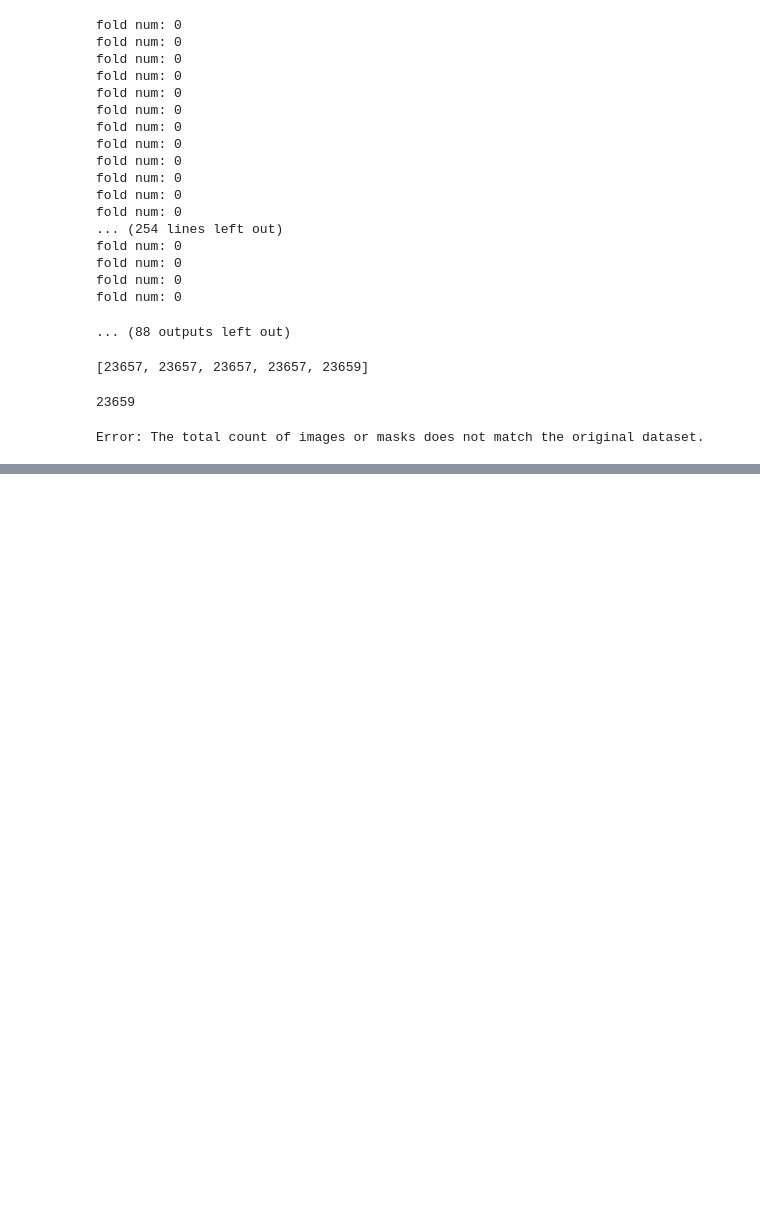
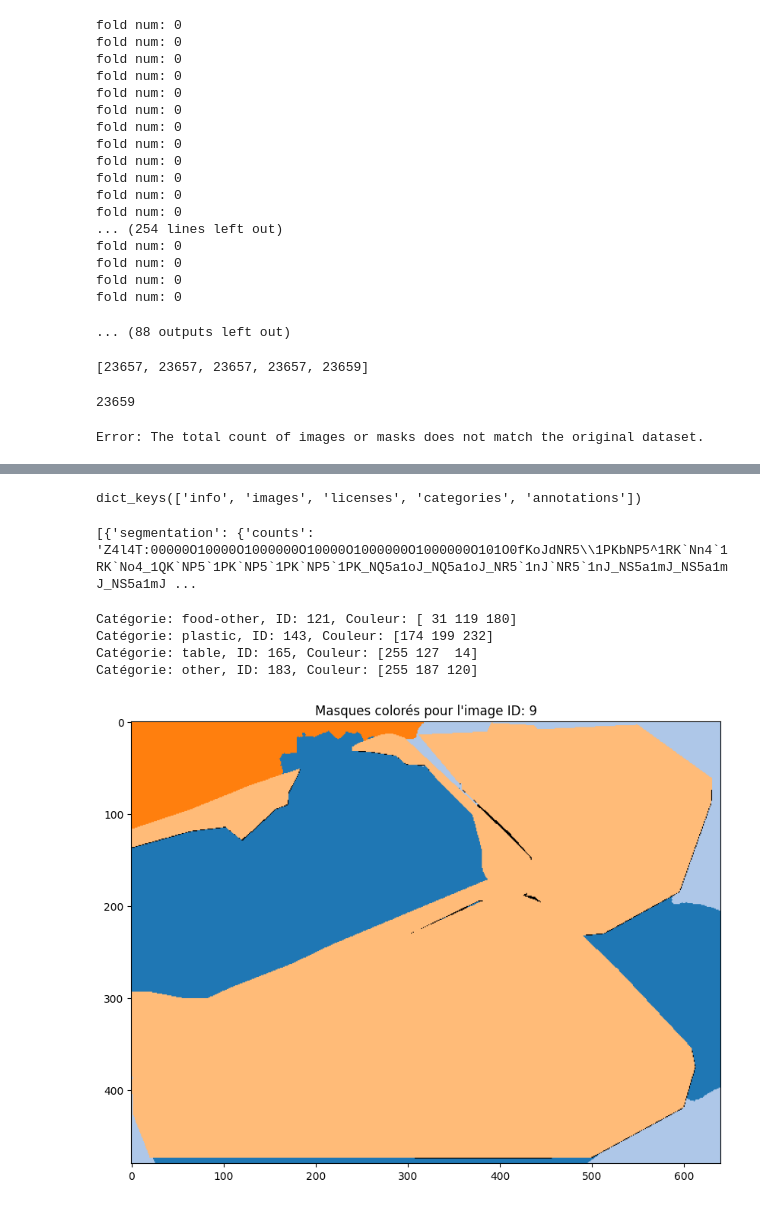
Before and after one commit to RobGhys/seg-equi-architectures, a Jupyter notebook: src/Benchmarks/preprocessing/PREPROCESSING_COCO.ipynb, the cells around one changed output, grey strips where cells are left out. Saved outputs shown, nothing was run; the diff lists cells and outputs as text; code cells hidden in the pictures; blank space fills up the shorter version.

```diff
--- a/src/Benchmarks/preprocessing/PREPROCESSING_COCO.ipynb
+++ b/src/Benchmarks/preprocessing/PREPROCESSING_COCO.ipynb
@@ -567,0 +570,13 @@ Error: The total count of images or masks does not match the original dataset.
+# %%
+annotation_file_json = os.path.join(tmp_data_dir, 'stuff_annotations_trainval2017', 'annotations', 'stuff_train2017.json')
+# %%
+with open(annotation_file_json, 'r') as f:
+    coco_data = json.load(f)
+# %%
+print(coco_data.keys())
+# %% [output]
+dict_keys(['info', 'images', 'licenses', 'categories', 'annotations'])
+# %%
+print(coco_data['annotations'][:1])
+# %% [output]
+[{'segmentation': {'counts': 'Z4l4T:00000O10000O1000000O10000O1000000O1000000O101O0fKoJdNR5\\1PKbNP5^1RK`Nn4`1RK`No4_1QK`NP5`1PK`NP5`1PK`NP5`1PK_NQ5a1oJ_NQ5a1oJ_NR5`1nJ`NR5`1nJ_NS5a1mJ_NS5a1mJ_NS5a1mJ ...
@@ -567,0 +585,53 @@ Error: The total count of images or masks does not match the original dataset.
+# %%
+import numpy as np
+import matplotlib.pyplot as plt
+from pycocotools import mask as maskUtils
+from PIL import Image
+
+# Charger les annotations COCO pour une image spécifique
+image_id = 9  # Remplace avec l'ID de ton image
+annotations = [ann for ann in coco_data['annotations'] if ann['image_id'] == image_id]
+
+# Charger l'image correspondante (facultatif, pour la visualisation)
+image_info = next(img for img in coco_data['images'] if img['id'] == image_id)
+image_path = f"{img_output_dir}/fold_0/{image_info['file_name']}"
+image = Image.open(image_path)
+
+# Créer une image vierge pour les masques colorés
+mask_image = np.zeros((image_info['height'], image_info['width'], 3), dtype=np.uint8)
+
+# Créer une liste de couleurs en utilisant la nouvelle syntaxe
+cmap = plt.colormaps.get_cmap('tab20')
+colors = [cmap(i) for i in range(len(annotations))]
+
+# Parcourir chaque annotation pour l'image
+for idx, annotation in enumerate(annotations):
+    category_id = annotation['category_id']
+
+    # Décoder le masque RLE
+    rle = annotation['segmentation']['counts']
+    size = annotation['segmentation']['size']
+    mask = maskUtils.decode({'size': size, 'counts': rle})
+
+    # Associer la couleur
+    color = (np.array(colors[idx][:3]) * 255).astype(np.uint8)
+
+    # Appliquer la couleur au masque
+    for c in range(3):
+        mask_image[:, :, c] += mask * color[c]
+
+    # Afficher la catégorie pour chaque masque
+    category_name = next(cat['name'] for cat in coco_data['categories'] if cat['id'] == category_id)
+    print(f"Catégorie: {category_name}, ID: {category_id}, Couleur: {color}")
+
+# Afficher l'image des masques colorés
+plt.figure(figsize=(10, 10))
+plt.imshow(mask_image)
+plt.title(f"Masques colorés pour l'image ID: {image_id}")
+plt.show()
+# %% [output]
+Catégorie: food-other, ID: 121, Couleur: [ 31 119 180]
+Catégorie: plastic, ID: 143, Couleur: [174 199 232]
+Catégorie: table, ID: 165, Couleur: [255 127  14]
+Catégorie: other, ID: 183, Couleur: [255 187 120]
+[figure, added]
```
Also changed, not shown: parts of 4 cells of this notebook, 4 other files.
